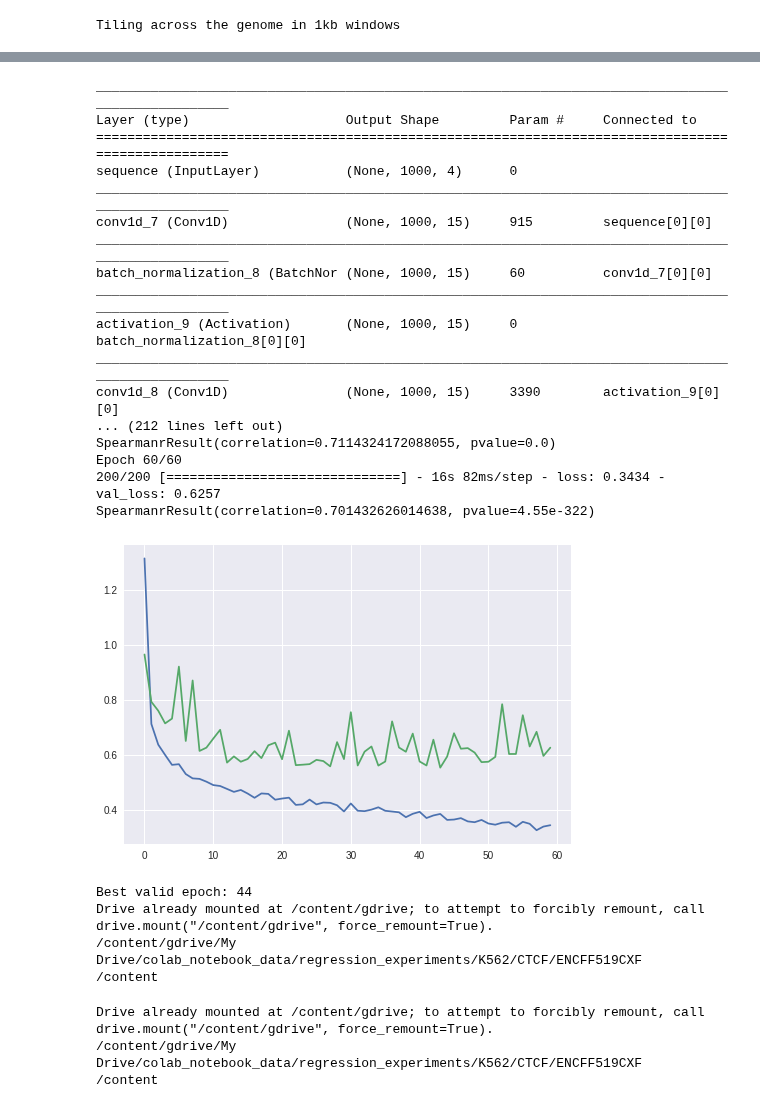
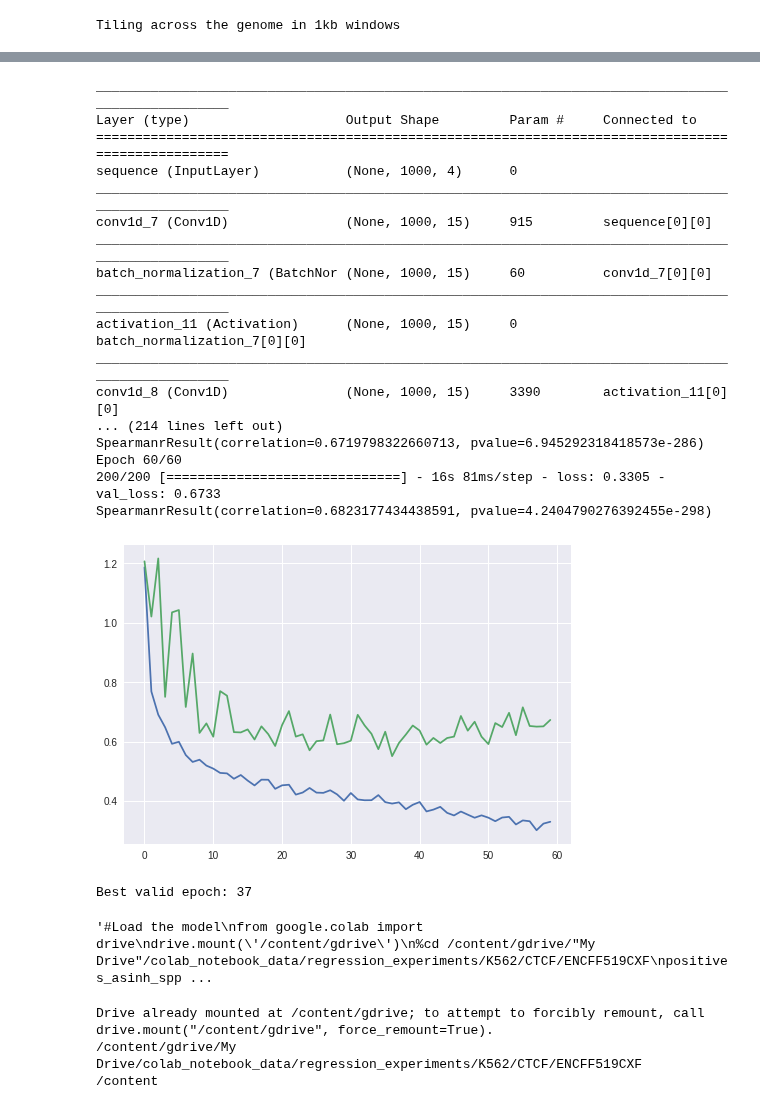
Before and after one commit to AvantiShri/colab_notebooks, a Jupyter notebook: Combined_Regression_Classification_CTCF.ipynb, the cells around one changed output, grey strips where cells are left out. Saved outputs shown, nothing was run; the diff lists cells and outputs as text; code cells hidden in the pictures.

Commit message:
periodic commit - trained regression and binary models with sepfc and residual connection

```diff
--- a/Combined_Regression_Classification_CTCF.ipynb
+++ b/Combined_Regression_Classification_CTCF.ipynb
@@ -243,7 +245,7 @@ def train_positivesonly_regression_model(num_outputs,
                            num_conv_filters=15,
                            conv_filter_length=15,
                            pool_length_and_stride=5,
-                           num_dense_units=[100],
+                           num_dense_units=100,
                            preinit_model=None,
                            epochs_to_train_for=60):
 
@@ -258,16 +260,21 @@ def train_positivesonly_regression_model(num_outputs,
         #num_dense_units=num_dense_units
     )
 
-    dense1 = keras.layers.core.Dense(units=num_dense_units[0])(sepfc)
-    #dense1batchnorm = keras.layers.normalization.BatchNormalization()(dense1)
+    dense1 = keras.layers.core.Dense(units=num_dense_units)(sepfc)
     dense1relu = keras.layers.core.Activation(activation="relu")(dense1)
+    dense2 = keras.layers.core.Dense(units=num_dense_units)(dense1relu)
+    dense2relu = keras.layers.core.Activation(activation="relu")(dense2)
 
-    outputfromdense1 = keras.layers.core.Dense(units=num_outputs,
-                                               name="outputfromdense1")(dense1relu)
-    outputfromsepfc = keras.layers.core.Dense(units=num_outputs,
-                                              name="outputfromsepfc")(sepfc)
-    output = keras.layers.Average(name="output")([outputfromsepfc,
-                                                  outputfromdense1])
+    skip_conn = keras.layers.Add()([dense1relu, dense2relu])
+    output = keras.layers.core.Dense(units=num_outputs,
+                                     name="output")(skip_conn)
+
+    #outputfromdense1 = keras.layers.core.Dense(units=num_outputs,
+    #                                           name="outputfromdense1")(dense1relu)
+    #outputfromsepfc = keras.layers.core.Dense(units=num_outputs,
+    #                                          name="outputfromsepfc")(sepfc)
+    #output = keras.layers.Average(name="output")([outputfromsepfc,
+    #                                              outputfromdense1])
 
     model = Model(inputs=[input], outputs=[output])
     model.compile(optimizer=keras.optimizers.Adam(lr=adam_lr),
@@ -311,7 +318,6 @@ def train_positivesonly_regression_model(num_outputs,
 # %%
 from matplotlib import pyplot as plt
 from keras.models import load_model
-
 
 positives_asinh_spp_model, positives_asinh_spp_fit_history =\
   train_positivesonly_regression_model(
@@ -320,48 +326,45 @@ positives_asinh_spp_model, positives_asinh_spp_fit_history =\
        num_validation_samples=sum([1 for x in gzip.open("positives_valid_hybridbnc_asinh_spp_labels.gz",'rb')]),
        train_bed_source="positives_train_hybridbnc_asinh_spp_labels.gz",
        train_labels_subset=[1],
        valid_bed_source="positives_valid_hybridbnc_asinh_spp_labels.gz",
        valid_labels_subset=[1])
 
 
 from matplotlib import pyplot as plt
 plt.plot(list(range(len(positives_asinh_spp_fit_history.history['loss']))),
          positives_asinh_spp_fit_history.history['loss'])
 plt.plot(list(range(len(positives_asinh_spp_fit_history.history['val_loss']))),
          positives_asinh_spp_fit_history.history['val_loss'])
 plt.show()
 print("Best valid epoch:",np.argmin(positives_asinh_spp_fit_history.history['val_loss'])+1)
 
-
-#Load the model
+"""#Load the model
 from google.colab import drive
 drive.mount('/content/gdrive')
 %cd /content/gdrive/"My Drive"/colab_notebook_data/regression_experiments/K562/CTCF/ENCFF519CXF
 positives_asinh_spp_model = load_model("positives_asinh_spp_model_2018Nov30_0828pm_withsepfclayers.h5")
-%cd /content
+%cd /content"""
 # %% [output]
 __________________________________________________________________________________________________
 Layer (type)                    Output Shape         Param #     Connected to
 ==================================================================================================
 sequence (InputLayer)           (None, 1000, 4)      0
 __________________________________________________________________________________________________
 conv1d_7 (Conv1D)               (None, 1000, 15)     915         sequence[0][0]
 __________________________________________________________________________________________________
-batch_normalization_8 (BatchNor (None, 1000, 15)     60          conv1d_7[0][0]
+batch_normalization_7 (BatchNor (None, 1000, 15)     60          conv1d_7[0][0]
 __________________________________________________________________________________________________
-activation_9 (Activation)       (None, 1000, 15)     0           batch_normalization_8[0][0]
+activation_11 (Activation)      (None, 1000, 15)     0           batch_normalization_7[0][0]
 __________________________________________________________________________________________________
-conv1d_8 (Conv1D)               (None, 1000, 15)     3390        activation_9[0][0]
-... (212 lines left out)
-SpearmanrResult(correlation=0.7114324172088055, pvalue=0.0)
+conv1d_8 (Conv1D)               (None, 1000, 15)     3390        activation_11[0][0]
+... (214 lines left out)
+SpearmanrResult(correlation=0.6719798322660713, pvalue=6.945292318418573e-286)
 Epoch 60/60
-200/200 [==============================] - 16s 82ms/step - loss: 0.3434 - val_loss: 0.6257
-SpearmanrResult(correlation=0.701432626014638, pvalue=4.55e-322)
+200/200 [==============================] - 16s 81ms/step - loss: 0.3305 - val_loss: 0.6733
+SpearmanrResult(correlation=0.6823177434438591, pvalue=4.2404790276392455e-298)
-[figure, old version]
+[figure, new version]
-Best valid epoch: 44
-Drive already mounted at /content/gdrive; to attempt to forcibly remount, call drive.mount("/content/gdrive", force_remount=True).
-/content/gdrive/My Drive/colab_notebook_data/regression_experiments/K562/CTCF/ENCFF519CXF
-/content
+Best valid epoch: 37
+'#Load the model\nfrom google.colab import drive\ndrive.mount(\'/content/gdrive\')\n%cd /content/gdrive/"My Drive"/colab_notebook_data/regression_experiments/K562/CTCF/ENCFF519CXF\npositives_asinh_spp ...
 # %%
 #Save the model
 from google.colab import drive
```
Also changed, not shown: parts of 13 cells of this notebook.
